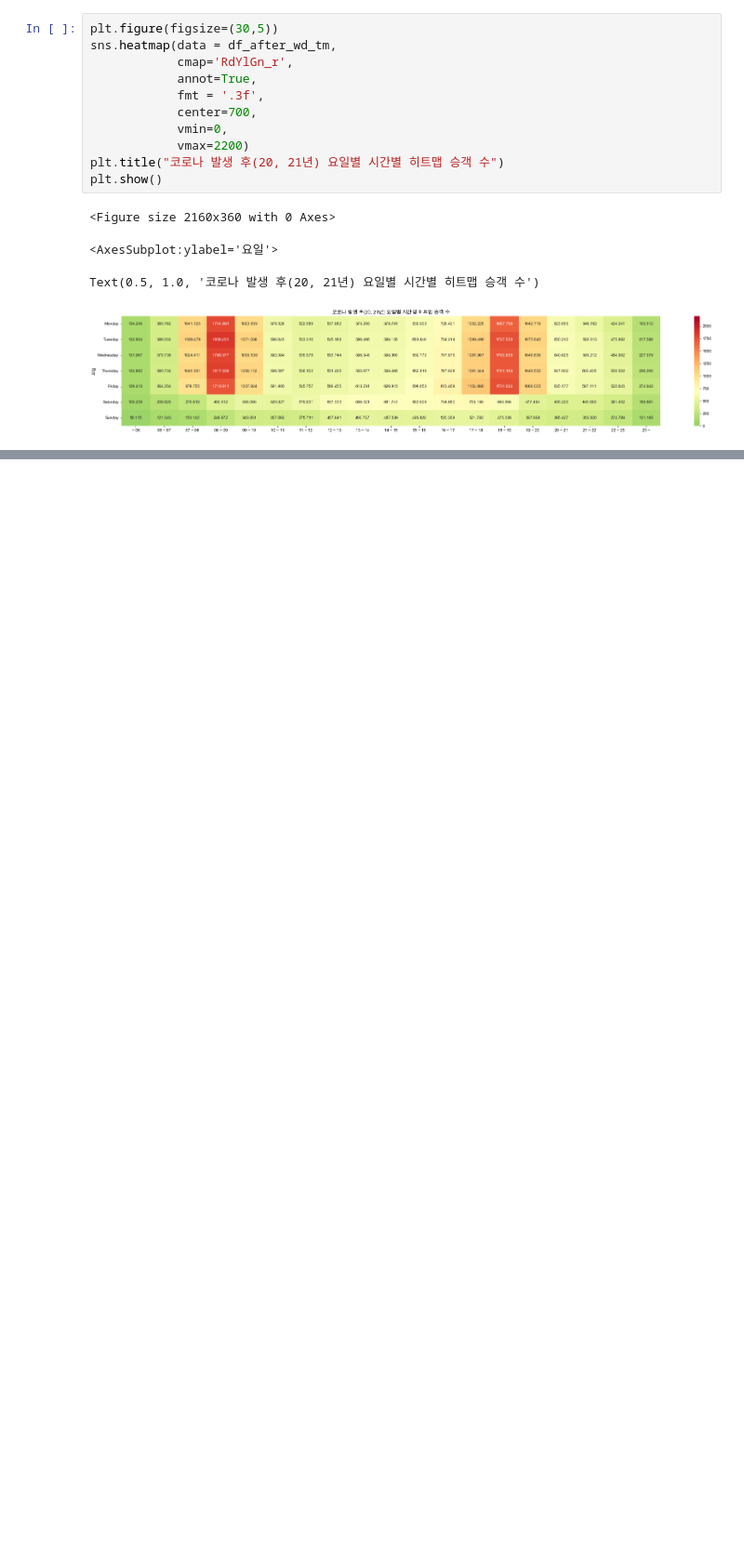
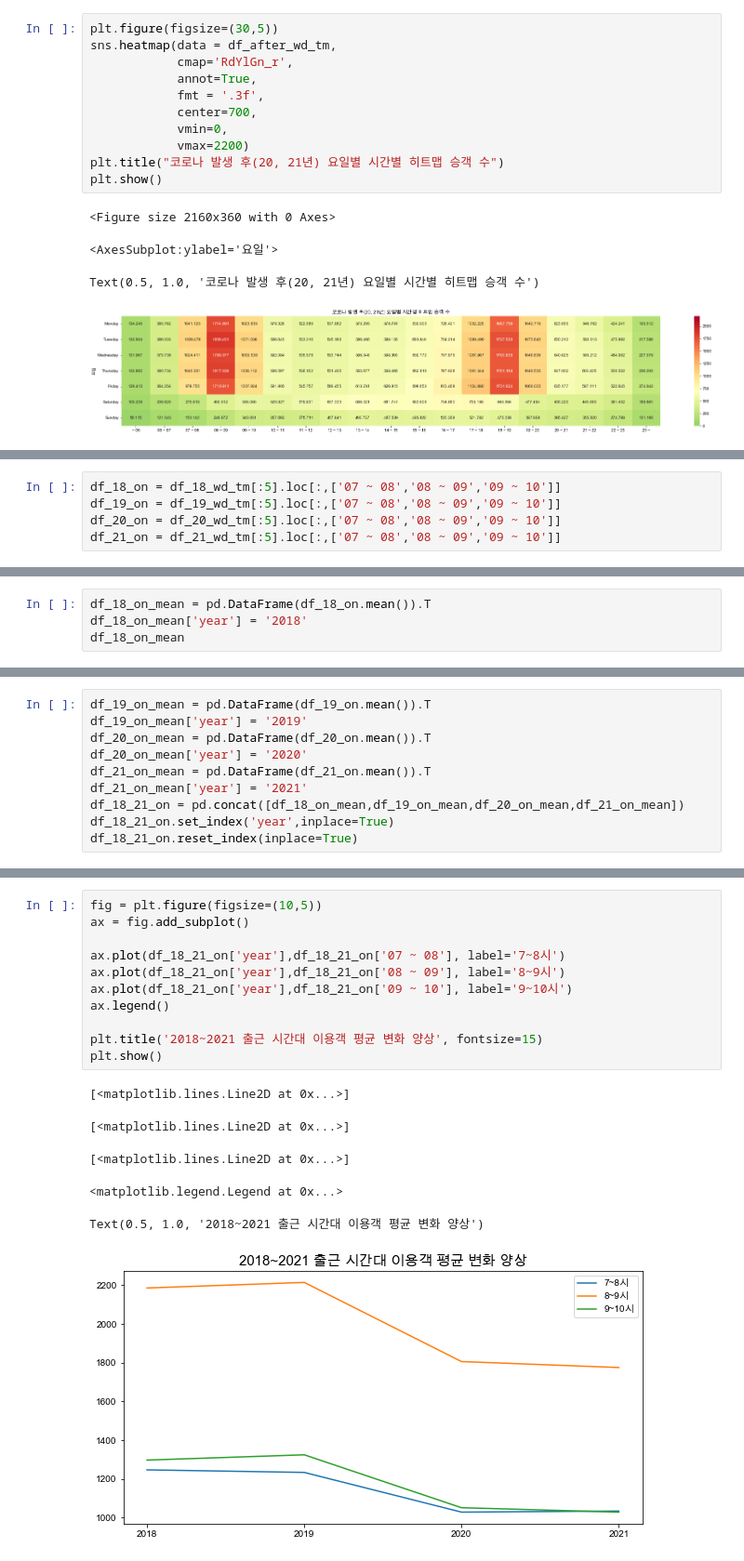
Before and after one commit to annmunju/multicam_ds, a Jupyter notebook: 11_PJ_heap_pop/요일별 시간별 히트맵/요일별_시간별_히트맵.ipynb, the cells around one changed output, grey strips where cells are left out. Shown at 93% size. Drawn from its saved outputs; the diff is of its cells as text; blank space fills up the shorter version.

```diff
--- a/11_PJ_heap_pop/요일별 시간별 히트맵/요일별_시간별_히트맵.ipynb
+++ b/11_PJ_heap_pop/요일별 시간별 히트맵/요일별_시간별_히트맵.ipynb
@@ -482,0 +486,5 @@ Text(0.5, 1.0, '코로나 발생 후(20, 21년) 요일별 시간별 히트맵
+# %%
+df_18_on = df_18_wd_tm[:5].loc[:,['07 ~ 08','08 ~ 09','09 ~ 10']]
+df_19_on = df_19_wd_tm[:5].loc[:,['07 ~ 08','08 ~ 09','09 ~ 10']]
+df_20_on = df_20_wd_tm[:5].loc[:,['07 ~ 08','08 ~ 09','09 ~ 10']]
+df_21_on = df_21_wd_tm[:5].loc[:,['07 ~ 08','08 ~ 09','09 ~ 10']]
@@ -482,0 +496,4 @@ Text(0.5, 1.0, '코로나 발생 후(20, 21년) 요일별 시간별 히트맵
+# %%
+df_18_on_mean = pd.DataFrame(df_18_on.mean()).T
+df_18_on_mean['year'] = '2018'
+df_18_on_mean
@@ -482,0 +503,10 @@ Text(0.5, 1.0, '코로나 발생 후(20, 21년) 요일별 시간별 히트맵
+# %%
+df_19_on_mean = pd.DataFrame(df_19_on.mean()).T
+df_19_on_mean['year'] = '2019'
+df_20_on_mean = pd.DataFrame(df_20_on.mean()).T
+df_20_on_mean['year'] = '2020'
+df_21_on_mean = pd.DataFrame(df_21_on.mean()).T
+df_21_on_mean['year'] = '2021'
+df_18_21_on = pd.concat([df_18_on_mean,df_19_on_mean,df_20_on_mean,df_21_on_mean])
+df_18_21_on.set_index('year',inplace=True)
+df_18_21_on.reset_index(inplace=True)
@@ -482,0 +525,18 @@ Text(0.5, 1.0, '코로나 발생 후(20, 21년) 요일별 시간별 히트맵
+# %%
+fig = plt.figure(figsize=(10,5))
+ax = fig.add_subplot()
+
+ax.plot(df_18_21_on['year'],df_18_21_on['07 ~ 08'], label='7~8시')
+ax.plot(df_18_21_on['year'],df_18_21_on['08 ~ 09'], label='8~9시')
+ax.plot(df_18_21_on['year'],df_18_21_on['09 ~ 10'], label='9~10시')
+ax.legend()
+
+plt.title('2018~2021 출근 시간대 이용객 평균 변화 양상', fontsize=15)
+plt.show()
+# %% [output]
+[<matplotlib.lines.Line2D at 0x...>]
+[<matplotlib.lines.Line2D at 0x...>]
+[<matplotlib.lines.Line2D at 0x...>]
+<matplotlib.legend.Legend at 0x...>
+Text(0.5, 1.0, '2018~2021 출근 시간대 이용객 평균 변화 양상')
+[figure, added]
```
Also changed, not shown: parts of 8 cells of this notebook, 12 other files.
